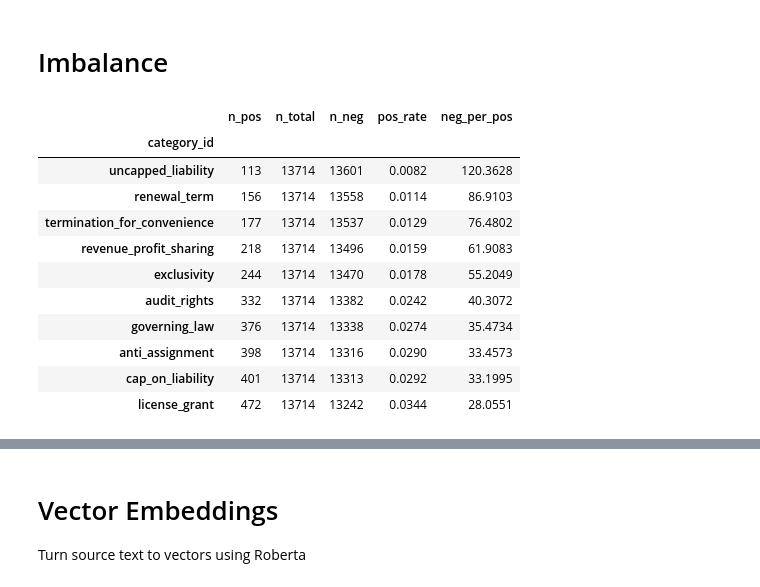
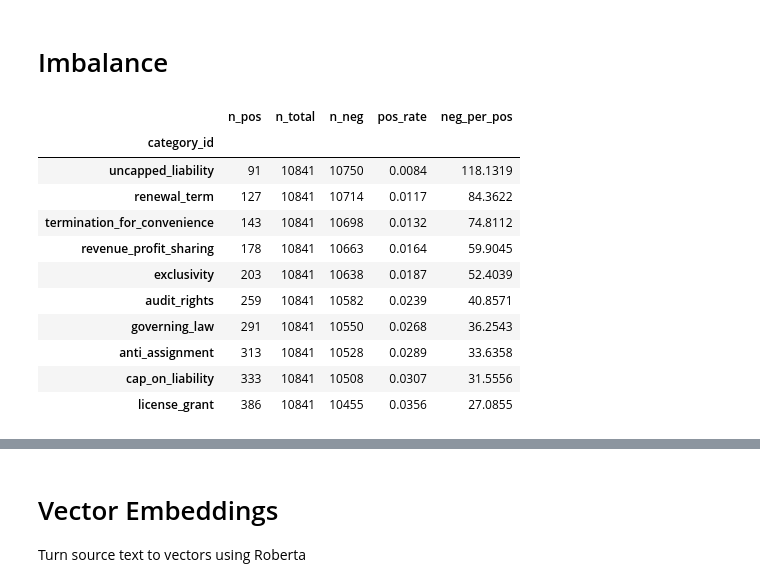
Before and after one commit to Break-Through-Tech/Accenture-1O-contract-review-challenge, a Jupyter notebook: notebooks/simple_classification.ipynb, the cells around one changed output, grey strips where cells are left out. Drawn from its saved outputs; the diff is of its cells as text; code cells hidden in the pictures.

```diff
--- a/notebooks/simple_classification.ipynb
+++ b/notebooks/simple_classification.ipynb
@@ -103,12 +95,17 @@ Loop through each spanned annotations and try to reverse find the source text th
 # %%
 import pandas as pd
 
-def find_positives(chunks):
+def find_positives(chunks, spans):
+    """
+    Reverse find the chunks contains an annotation (positive chunk)
+    :param chunks: a DataFrame of chunks with at least chunk_id and text categories
+    :return: a DataFrame of (chunk_id, category_id) pairs
+    """
     chunks_by_contract_idx = chunks.groupby("contract_id").indices
     start, end = chunks.char_start.values, chunks.char_end.values
 
     hits, pos_found = [], 0
-    for row in final_spans.itertuples():
+    for row in spans.itertuples():
         chunk_idxes = chunks_by_contract_idx.get(row.contract_id)
 
         # if contract has no annotation sets
@@ -126,7 +123,7 @@ def find_positives(chunks):
     positives = pd.DataFrame(hits, columns=["category_id", "chunk_id"]).drop_duplicates()
     return positives, pos_found
 
-positives, pos_found = find_positives(chunks)
-print(f"{pos_found}/{len(final_spans)} spans matched a chunk")
-positives.groupby("category_id").size().reset_index(name="count")
+train_positives, pos_found = find_positives(train_chunks, train_spans)
+print(f"{pos_found}/{len(train_spans)} spans matched a chunk")
+train_positives.groupby("category_id").size().reset_index(name="count")
 # %% [output]
@@ -147,9 +144,14 @@ positives.groupby("category_id").size().reset_index(name="count")
 
 Randomly find chunks that do not have annotations (negative chunks)
 # %%
-category_ids = positives["category_id"].unique().tolist()
-
-def get_chunk_categories(chunks):
+def get_chunk_categories(chunks, positives):
+    """
+    Pairs chunk_ids with each category it aligns with
+    :param chunks: a DataFrame of chunks with at least chunk_id and text categories
+    :param positives: a DataFrame of positive chunks with at least chunk_id and text categories
+    :return: a DataFrame of (chunk_id, category_id) pairs
+    """
+    category_ids = positives["category_id"].unique().tolist()
 
     # cartesian product of chunk_id and category_id
     chunk_categories = pd.merge(chunks["chunk_id"], pd.Series(category_ids, name="category_id"), how="cross")
@@ -163,11 +165,14 @@ def get_chunk_categories(chunks):
 
     return chunk_categories
 
-chunk_categories = get_chunk_categories(chunks)
+train_chunk_categories = get_chunk_categories(train_chunks, train_positives)
 
 # negatives are all tuples where is_contained == False
-negatives = chunk_categories.loc[~chunk_categories["is_contained"], ["chunk_id", "category_id"]]
-negatives
+def find_negatives(chunk_categories):
+    return chunk_categories.loc[~chunk_categories["is_contained"], ["chunk_id", "category_id"]]
+
+train_negatives = find_negatives(train_chunk_categories)
+train_negatives
 # %% [output]
 |  | chunk_id | category_id |
 | 0 | contract_0001__chunk_0000 | renewal_term |
@@ -208,29 +231,29 @@ Everything adds up!
 # Imbalance
 # %%
 imbalance = (
-    chunk_categories.groupby("category_id")["is_contained"]
+    train_chunk_categories.groupby("category_id")["is_contained"]
     .agg(n_pos="sum", n_total="size")
     .assign(
         n_neg=lambda d: d.n_total - d.n_pos,
         pos_rate=lambda d: d.n_pos / d.n_total,
         neg_per_pos=lambda d: (d.n_total - d.n_pos) / d.n_pos,
     )
     .sort_values("pos_rate")
 )
 imbalance.round(4)
 # %% [output]
 |  | n_pos | n_total | n_neg | pos_rate | neg_per_pos |
 | category_id |  |  |  |  |  |
-| uncapped_liability | 113 | 13714 | 13601 | 0.0082 | 120.3628 |
-| renewal_term | 156 | 13714 | 13558 | 0.0114 | 86.9103 |
-| termination_for_convenience | 177 | 13714 | 13537 | 0.0129 | 76.4802 |
-| revenue_profit_sharing | 218 | 13714 | 13496 | 0.0159 | 61.9083 |
-| exclusivity | 244 | 13714 | 13470 | 0.0178 | 55.2049 |
-| audit_rights | 332 | 13714 | 13382 | 0.0242 | 40.3072 |
-| governing_law | 376 | 13714 | 13338 | 0.0274 | 35.4734 |
-| anti_assignment | 398 | 13714 | 13316 | 0.0290 | 33.4573 |
-| cap_on_liability | 401 | 13714 | 13313 | 0.0292 | 33.1995 |
-| license_grant | 472 | 13714 | 13242 | 0.0344 | 28.0551 |
+| uncapped_liability | 91 | 10841 | 10750 | 0.0084 | 118.1319 |
+| renewal_term | 127 | 10841 | 10714 | 0.0117 | 84.3622 |
+| termination_for_convenience | 143 | 10841 | 10698 | 0.0132 | 74.8112 |
+| revenue_profit_sharing | 178 | 10841 | 10663 | 0.0164 | 59.9045 |
+| exclusivity | 203 | 10841 | 10638 | 0.0187 | 52.4039 |
+| audit_rights | 259 | 10841 | 10582 | 0.0239 | 40.8571 |
+| governing_law | 291 | 10841 | 10550 | 0.0268 | 36.2543 |
+| anti_assignment | 313 | 10841 | 10528 | 0.0289 | 33.6358 |
+| cap_on_liability | 333 | 10841 | 10508 | 0.0307 | 31.5556 |
+| license_grant | 386 | 10841 | 10455 | 0.0356 | 27.0855 |
 # %%
 imbalance["pos_rate"].sum()
 # %% [output]
```
Also changed, not shown: parts of 29 cells of this notebook, 6 other files.
